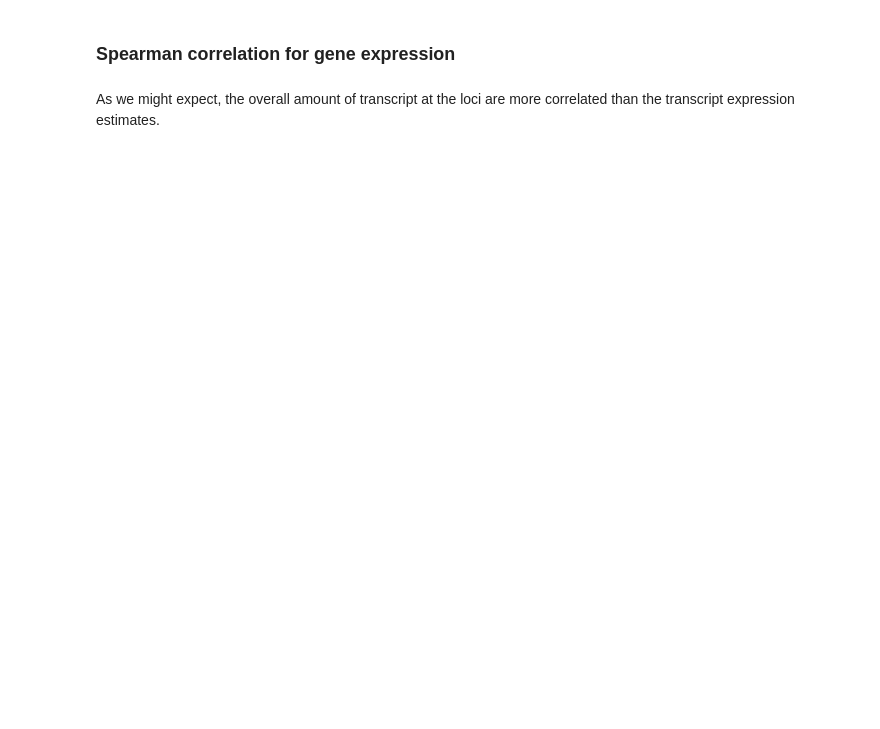
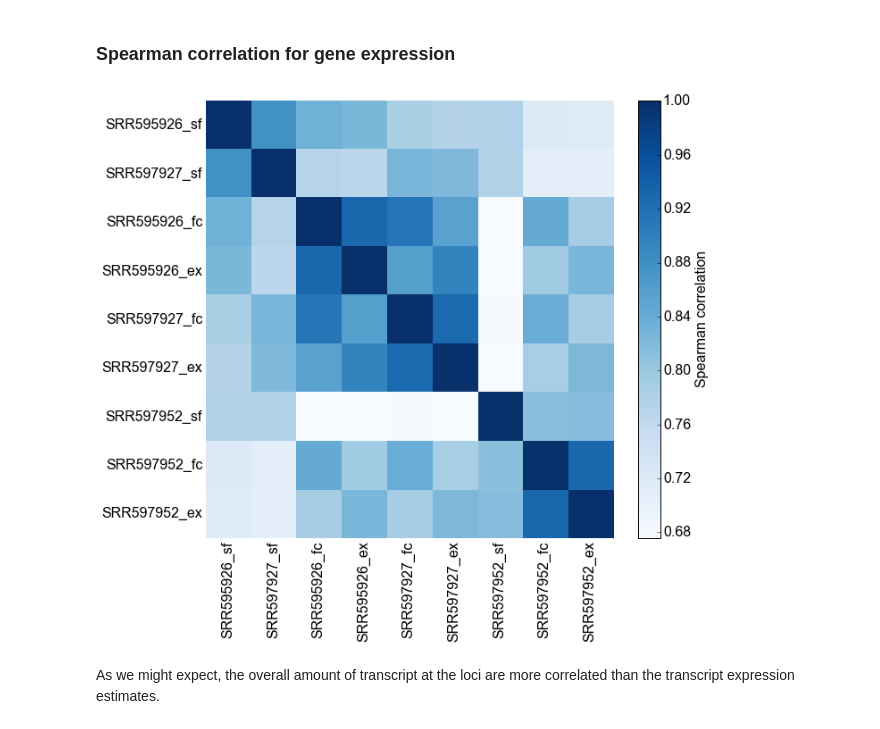
Before and after one commit to cdeboever3/gtex_comparison, a Jupyter notebook: gtex_comparison.ipynb, the cells around one changed output. Saved outputs shown, nothing was run; the diff lists cells and outputs as text; code cells hidden in the pictures; blank space fills up the shorter version.

```diff
--- a/gtex_comparison.ipynb
+++ b/gtex_comparison.ipynb
@@ -406,2 +376,39 @@ print 'Spearman correlation for SRR597952: {0:.2f}'.format(
+# %%
+# calculate Spearman correlation for transcript expression estimates
+corrDF = gene_log_expDF.corr(method='spearman')
+
+fig = plt.figure()
+ax = fig.add_subplot(111)
+
+# calculate pairwise distances for columns
+col_pairwise_dists = distance.squareform(distance.pdist(corrDF.T))
+# cluster
+col_clusters = sch.linkage(col_pairwise_dists,method='complete')
+col_denD = sch.dendrogram(col_clusters,color_threshold=np.inf,no_plot=True)
+
+# calculate pairwise distances for rows
+row_pairwise_dists = distance.squareform(distance.pdist(corrDF))
+# cluster
+row_clusters = sch.linkage(row_pairwise_dists,method='complete')
+row_denD = sch.dendrogram(row_clusters,color_threshold=np.inf,orientation='right',no_plot=True)
+
+# new dataframe
+corr_clustDF = corrDF.ix[row_denD['leaves'],col_denD['leaves']]
+
+# plot
+im = ax.imshow(corr_clustDF,aspect='auto',interpolation='nearest',cmap=cm.Blues)
+cb = plt.colorbar(im)
+cb.set_label('Spearman correlation')
+xticksL = ax.set_xticks(arange(corr_clustDF.shape[1]))
+xticklabelsL = ax.set_xticklabels(corr_clustDF.index,rotation='vertical')
+yticksL = ax.set_yticks(arange(corr_clustDF.shape[0]))
+yticklabelsL = ax.set_yticklabels(corr_clustDF.columns)
+for tickline in ax.get_xticklines() + ax.get_yticklines():
+    tickline.set_markersize(0)
+for s in ax.spines.keys():
+    ax.spines[s].set_visible(False)
+fig.tight_layout()
+# %% [output]
+[figure, added]
 # %% [markdown]
 As we might expect, the overall amount of transcript at the loci are more correlated than the transcript expression estimates.
```
Also changed, not shown: parts of 17 cells of this notebook.
